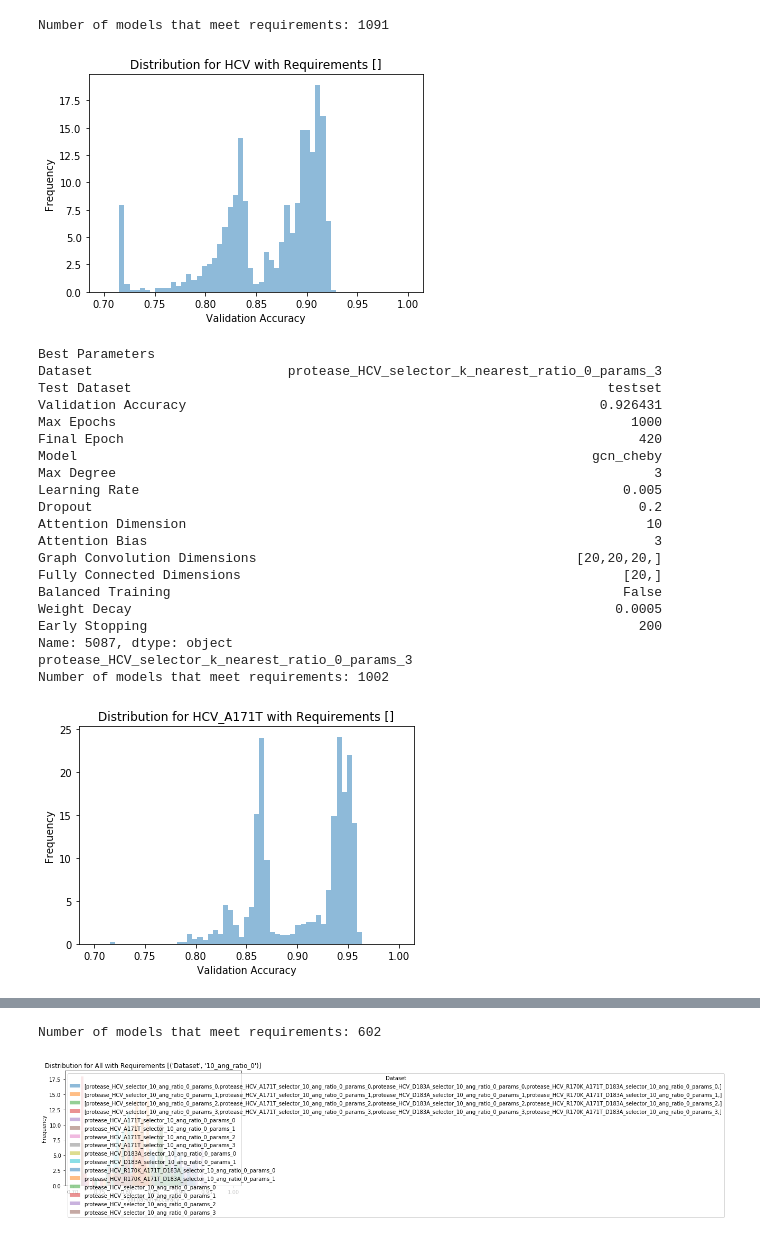
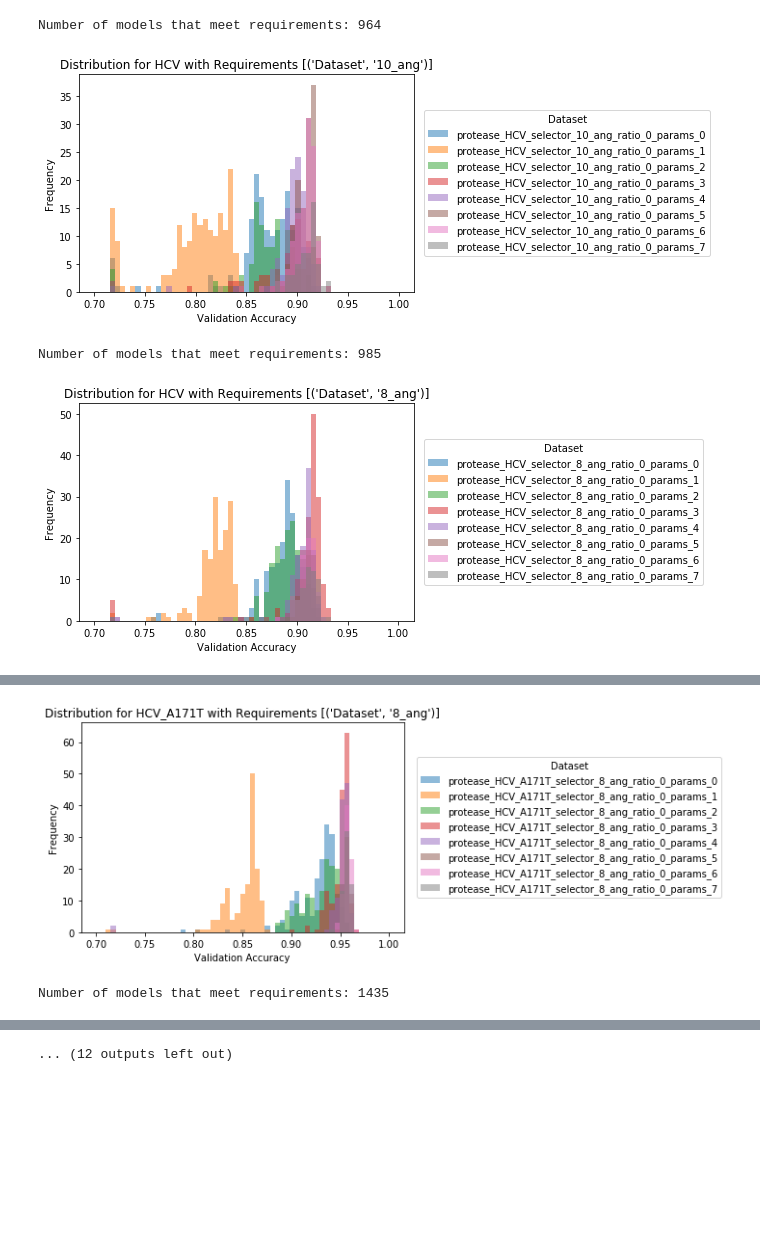
Before and after one commit to SamuelStentz/Graph-Convolutional-Neural-Network, a Jupyter notebook: Analysis/Validation Results.ipynb, the cells around one changed output, grey strips where cells are left out. Saved outputs shown, nothing was run; the diff lists cells and outputs as text; code cells hidden in the pictures; blank space fills up the shorter version.

```diff
--- a/Analysis/Validation Results.ipynb
+++ b/Analysis/Validation Results.ipynb
@@ -2,6 +12,18 @@
 import pandas as pd
 import numpy as np
 import matplotlib.pyplot as plt
+
+def validation_to_command(df, index):
+    df = df.iloc[index,:]
+    d = {"dataset":"Dataset", "test_dataset":"Test Dataset", "epochs":"Max Epochs", "early_stopping":"Early Stopping",
+         "graph_conv_dimensions":"Graph Convolution Dimensions", "connected_dimensions":"Fully Connected Dimensions",
+         "learning_rate":"Learning Rate", "dropout":"Dropout", "attention_dim":"Attention Dimension",
+         "attention_bias":"Attention Bias","balanced_training":"Balanced Training","weight_decay":"Weight Decay",
+         "model":"Model", "max_degree":"Max Degree"}
+    command = "python train.py -save_test True -save_validation False "
+    for val in d:
+        command += f"-{val} {df[d[val]]} "
+    return command
 
 def histogram(num_bins = 100, protease = None, min_acc = 0, column_distribution = None, req_ls = [], path = "../Results/validation_results.txt"):
     df = pd.read_csv(path, index_col = False, sep = "\t")
@@ -28,9 +50,9 @@ def histogram(num_bins = 100, protease = None, min_acc = 0, column_distribution
         plt.title(f'Distribution for {protease} with Requirements {req_ls}')
         plt.show()
         index_best = x.index(max(x))
-        print("Best Parameters")
-        print(df.iloc[index_best,:])
-        print(list(df["Dataset"])[index_best])
+        print(f"Validation Accuracy: {df.iloc[index_best,2]}")
+        command = validation_to_command(df, index_best)
+        return command
     else:
         bins = np.linspace(min_acc, 1, int(num_bins * (1 - min_acc)))
         vals = list(set(df[column_distribution]))
@@ -42,5 +64,19 @@ def histogram(num_bins = 100, protease = None, min_acc = 0, column_distribution
         plt.title(f'Distribution for {protease} with Requirements {req_ls}')
         plt.ylabel('Frequency')
         plt.xlabel('Validation Accuracy')
-        plt.legend(loc='upper left', title=column_distribution)
+        plt.legend(loc='center right', title=column_distribution, bbox_to_anchor=(1 + 2/100 * len(vals[0]), 0.5))
         plt.show()
+# %%
+# write out best parameters found
+proteases = ["HCV", "HCV_A171T", "HCV_D183A", "HCV_R170K_A171T_D183A"]
+neighborhoods = ["10_ang", "8_ang", "k_nearest"]
+commands = []
+for p in proteases:
+    for n in neighborhoods:
+        commands.append(histogram(num_bins = 200, protease = p, min_acc = .7, req_ls = [("Dataset",n)]))
+for n in neighborhoods:
+    commands.append(histogram(num_bins = 200, min_acc = .7, req_ls = [("Dataset",n), ("Dataset", "[")]))
+import pprint
+pprint.pprint(commands)
+with open("../GenerateTexts/testing_commands.txt", "w") as fh:
+    for command in commands: fh.write(f"{command}\n")
@@ -47,30 +102,13 @@ def histogram(num_bins = 100, protease = None, min_acc = 0, column_distribution
 # %%
+# see distribution of params for each group
 proteases = ["HCV", "HCV_A171T", "HCV_D183A", "HCV_R170K_A171T_D183A"]
+neighborhoods = ["10_ang", "8_ang", "k_nearest"]
 for p in proteases:
-    histogram(num_bins = 200, protease = p, min_acc = .7)#, req_ls = [("Dataset","10_ang_ratio_0")])
-    #histogram(num_bins = 200, protease = p, min_acc = .7, req_ls = [("Dataset","8_ang_ratio_0")])
-    #histogram(num_bins = 200, protease = p, min_acc = .7, req_ls = [("Dataset","k_nearest_ratio_0")])
+    for neighbor in neighborhoods:
+        histogram(num_bins = 200, protease = p, min_acc = .7,
+              req_ls = [("Dataset",neighbor)], column_distribution="Dataset")
 # %% [output]
-Number of models that meet requirements: 1091
+Number of models that meet requirements: 964
-[figure, old version]
+[figure, new version]
-Best Parameters
-Dataset                         protease_HCV_selector_k_nearest_ratio_0_params_3
-Test Dataset                                                             testset
-Validation Accuracy                                                     0.926431
-Max Epochs                                                                  1000
-Final Epoch                                                                  420
-Model                                                                  gcn_cheby
-Max Degree                                                                     3
-Learning Rate                                                              0.005
-Dropout                                                                      0.2
-Attention Dimension                                                           10
-Attention Bias                                                                 3
-Graph Convolution Dimensions                                         [20,20,20,]
-Fully Connected Dimensions                                                 [20,]
-Balanced Training                                                          False
-Weight Decay                                                              0.0005
-Early Stopping                                                               200
-Name: 5087, dtype: object
-protease_HCV_selector_k_nearest_ratio_0_params_3
-Number of models that meet requirements: 1002
+Number of models that meet requirements: 985
-[figure, old version]
+[figure, new version]
@@ -137,0 +120,2 @@ protease_HCV_R170K_A171T_D183A_selector_k_nearest_ratio_0_params_3
+[figure, added]
+Number of models that meet requirements: 1435
@@ -138,6 +123 @@ protease_HCV_R170K_A171T_D183A_selector_k_nearest_ratio_0_params_3
+... (12 outputs left out)
-# %%
-histogram(num_bins = 200, min_acc = .7,
-              req_ls = [("Dataset","10_ang_ratio_0")], column_distribution="Dataset")
-# %% [output]
-Number of models that meet requirements: 602
-[figure, removed]
```
Also changed, not shown: parts of 4 cells of this notebook, 5 other files.
